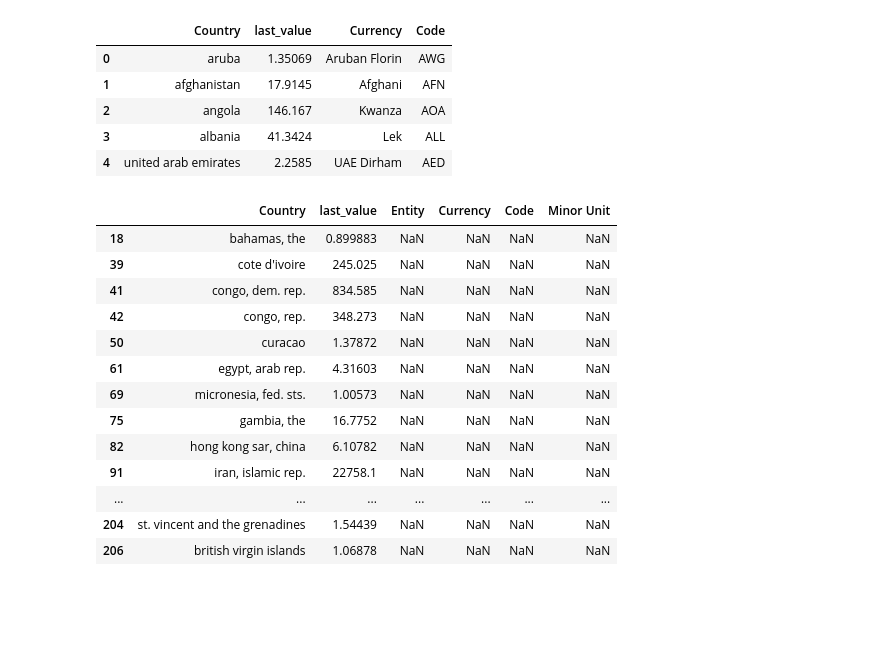
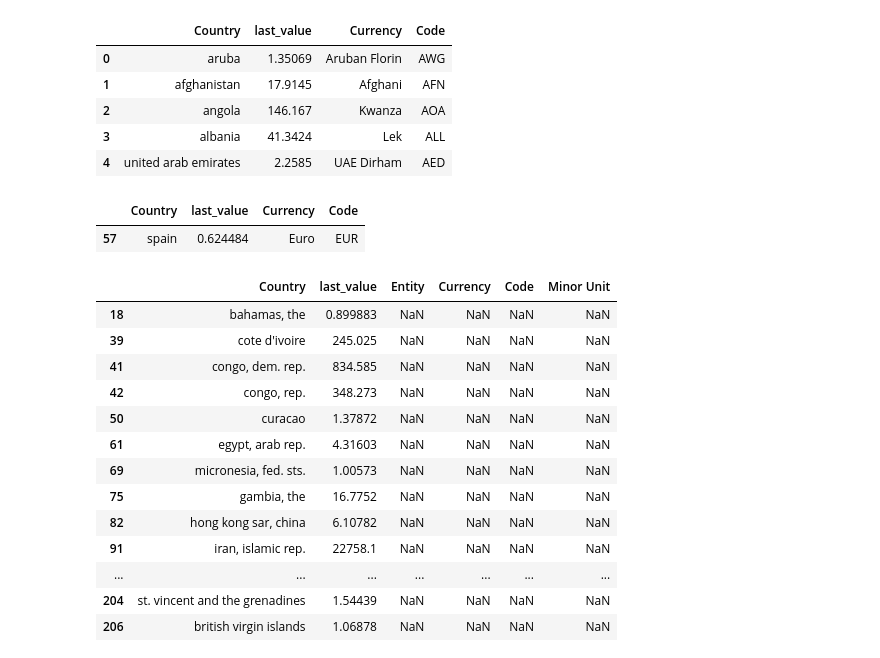
Before and after one commit to mikelvallejo/chameleon-pricing, a Jupyter notebook: extraction.ipynb, the cells around one changed output. Saved outputs shown, nothing was run; the diff lists cells and outputs as text; code cells hidden in the pictures; blank space fills up the shorter version.

```diff
--- a/extraction.ipynb
+++ b/extraction.ipynb
@@ -267,6 +267,11 @@ country_currency.head()
 | 2 | angola | 146.167 | Kwanza | AOA |
 | 3 | albania | 41.3424 | Lek | ALL |
 | 4 | united arab emirates | 2.2585 | UAE Dirham | AED |
+# %%
+country_currency[country_currency.Country == 'spain']
+# %% [output]
+|  | Country | last_value | Currency | Code |
+| 57 | spain | 0.624484 | Euro | EUR |
 # %%
 country_currency.to_csv('/Users/mikel/Documents/Projects/chameleon-pricing/country_currency.csv', index=False)
 # %%
```
Also changed, not shown: parts of 7 cells of this notebook, 4 other files.
